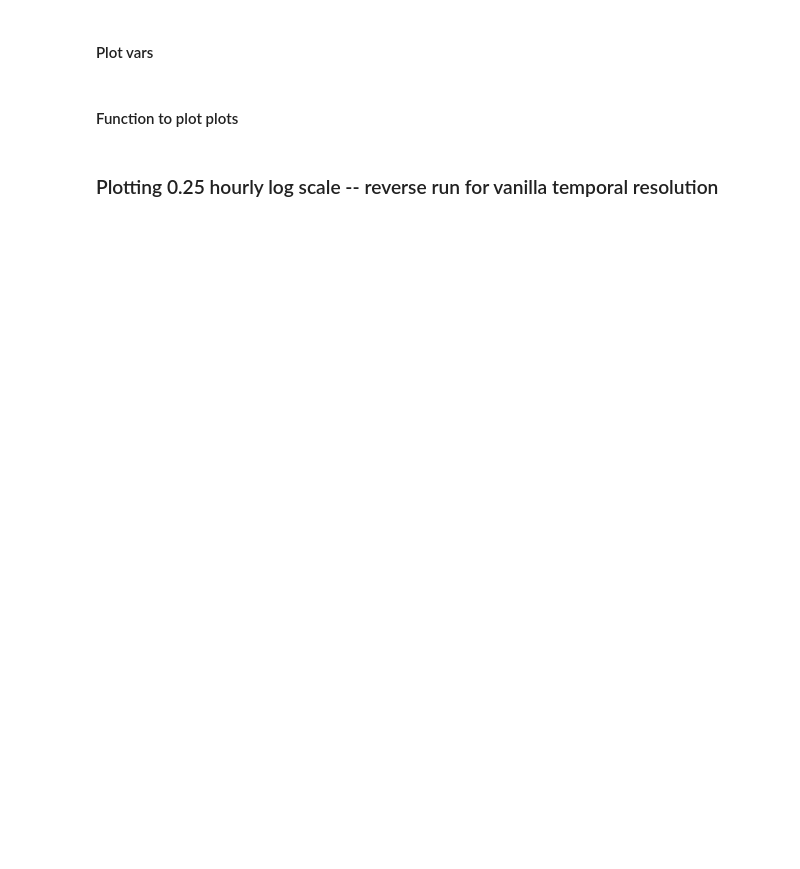
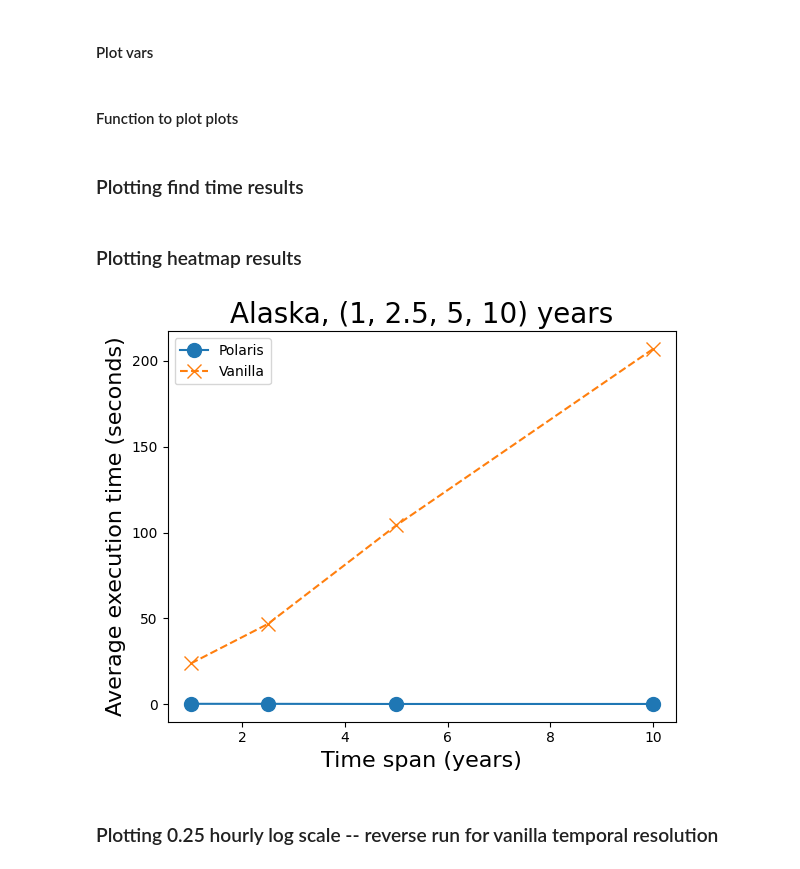
Before and after one commit to iharp3/experiment-kit, a Jupyter notebook: experiment/results/plot.ipynb, the cells around one changed output. Drawn from its saved outputs; the diff is of its cells as text; code cells hidden in the pictures; blank space fills up the shorter version.

Commit message:
editing plots

```diff
--- a/experiment/results/plot.ipynb
+++ b/experiment/results/plot.ipynb
@@ -94,3 +128,24 @@ df_tiledb_1d = load_results_row_swap(tiledb_list)
 cloud_list = glob.glob("cloud_get_raster_TileDBtest_result_*.csv")
 df_cloud_1d = load_results_row_swap(cloud_list)
 # df_cloud_1d
+# %%
+##############################################################################################################################
+############################################################### heatmap ###############################################################
+
+p_h_list = glob.glob("/home/uribe055/experiment-kit/experiment/heatmap/proposed_heatmap_result_*.csv")
+df_p_h = load_results(p_h_list)
+df_p_h
+
+v_h_list = glob.glob("/home/uribe055/experiment-kit/experiment/heatmap/vanilla_heatmap_result_*.csv")
+df_v_h = load_results(v_h_list)
+# df_v_h
+
+##############################################################################################################################
+############################################################### find time ###############################################################
+
+p_ft_list = glob.glob("/home/uribe055/experiment-kit/experiment/find_time/proposed_findtime_result_*.csv")
+df_p_ft= load_find_time_results(p_ft_list)
+
+v_ft_list = glob.glob("/home/uribe055/experiment-kit/experiment/find_time/vanilla_findtime_result_*.csv")
+df_v_ft = load_find_time_results(v_ft_list)
+df_v_ft
@@ -162,6 +227,10 @@ tick_labels_1d = [[1, 25, 50, 100], [1, 3, 5], [0.25, 0.5, 1.0], ["hour", "day",
 
 categories = ["changing_area", "changing_time", "changing_spatial_res", "changing_temporal_res"]
 x_labels = ["Spatial region (% of Alaska)", "Time span (years)", "Spatial resolution (degree)", "Temporal resolution"]
+pname = "Polaris"
+cname = "Cloud"
+vname = "Vanilla"
+tname = "TileDB"
 marker_size = 10
 fs = 16
 title_fs = 20
@@ -232,0 +388,10 @@ def plot_2x2(tdb, linear, df_proposed, df_vanilla, df_cloud, df_tiledb,
+# %%
+ylabel_hm = ylabel_ft ="Average execution time (seconds)"
+xlabel_hm = x_labels[1]
+title_hm = "Alaska, (1, 2.5, 5, 10) years"
+subplot_titles_ft = ["Alaska, 0.25\N{DEGREE SIGN}, (1, 2.5, 5, 10) years, hour > 310",
+                     "Alaska, 0.25\N{DEGREE SIGN}, 10 years, hour > (205, 240, 275, 310)"]
+xlabels_ft = [xlabel_hm, "Filter value (Kelvin)"]
+categories_ft = ["changing_time", "changing_value"]
+# %% [markdown]
+### Plotting find time results
@@ -233,2 +406,11 @@ def plot_2x2(tdb, linear, df_proposed, df_vanilla, df_cloud, df_tiledb,
+# %% [markdown]
+### Plotting heatmap results
+# %%
+plot_heatmap_results(df_p=df_p_h, df_v=df_v_h,
+                     xlab=xlabel_hm, ylab=ylabel_hm,
+                     title=title_hm, mfill=marker_fill_1d,
+                     outfile="/home/uribe055/experiment-kit/experiment/results/figures/heatmap.pdf")
+# %% [output]
+[figure, added]
 # %% [markdown]
 ### Plotting 0.25 hourly log scale -- reverse run for vanilla temporal resolution
```
Also changed, not shown: parts of 6 cells of this notebook, 3 other files.
